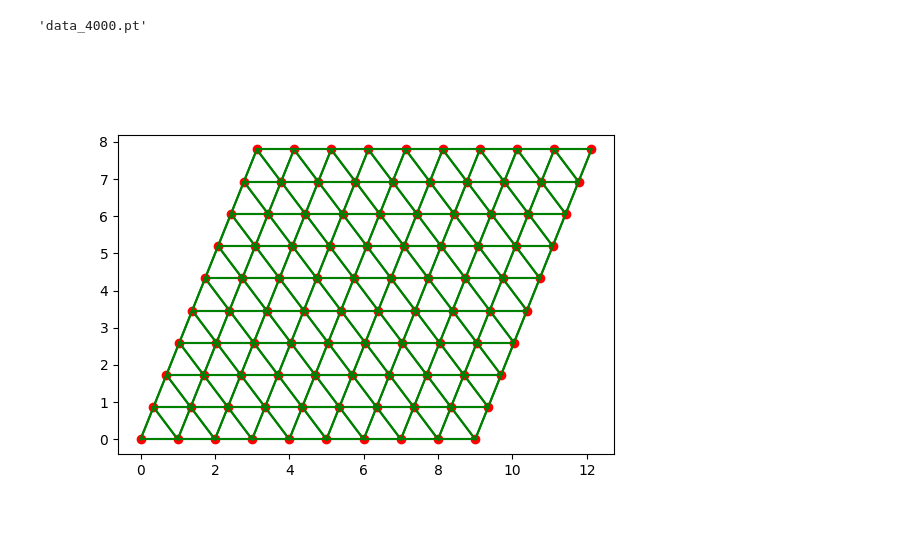
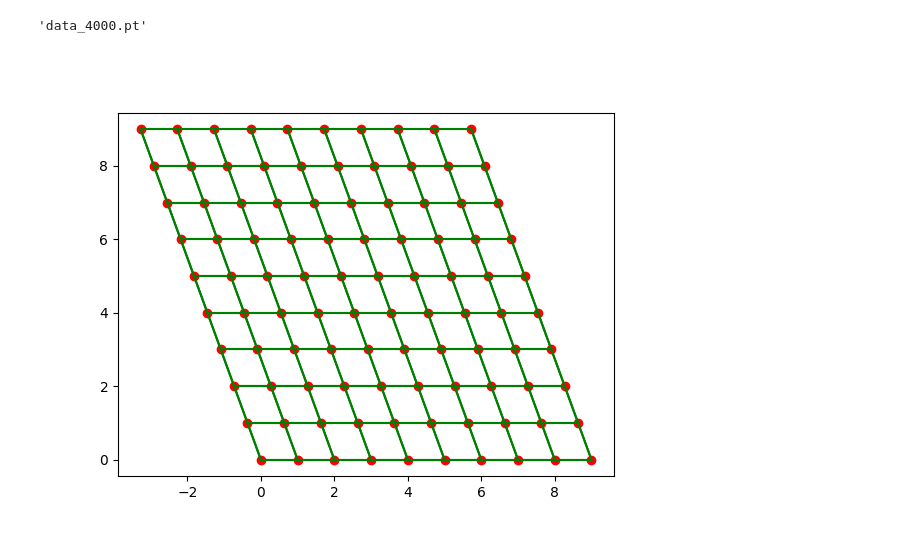
Before and after one commit to SteWey0/Computerpraktikum, a Jupyter notebook: test.ipynb, the cells around one changed output. Saved outputs shown, nothing was run; the diff lists cells and outputs as text; code cells hidden in the pictures.

Commit message:
added functionality to class PlaneGraphDataset()

```diff
--- a/test.ipynb
+++ b/test.ipynb
@@ -164,7 +164,7 @@ def get_lattice_vectors(scale, binding_angle, initial_length=1):
     - initial_length: The length of the x lattice vector
     '''
     e1 = np.array([initial_length,0])
-    e2 = np.array([initial_length*np.sin(np.radians(binding_angle-90)),initial_length*np.cos(np.radians(binding_angle-90))])
+    e2 = np.array([-initial_length*np.cos(np.radians(binding_angle)),initial_length*np.sin(np.radians(binding_angle))])
     e2 = e2*scale
     return e1, e2
 
@@ -233,10 +233,10 @@ def get_hex_connections(nodes, size):
             edges.extend([[i, i+size[1]-1], [i+size[1]-1, i]])
     return np.array(edges).T
 # %%
-nodes = get_nodes(*get_lattice_vectors(1, 120), size=[10,10])
+nodes = get_nodes(*get_lattice_vectors(1, 90), size=[10,10])
 #nodes *= np.array([2,1])
-nodes = nodes + np.stack((nodes[:,1]/np.tan(np.radians(100)), np.zeros_like(nodes[:,1])), axis=1)
-cons = get_hex_connections(nodes, [10,10])
+nodes = nodes + np.stack((nodes[:,1]/np.tan(np.radians(110)), np.zeros_like(nodes[:,1])), axis=1)
+cons = get_connections(nodes, [10,10])
 plot_graph(nodes, cons)
 # %% [output]
-[figure, old version]
+[figure, new version]
```
Also changed, not shown: parts of 3 cells of this notebook, 1 other file.
